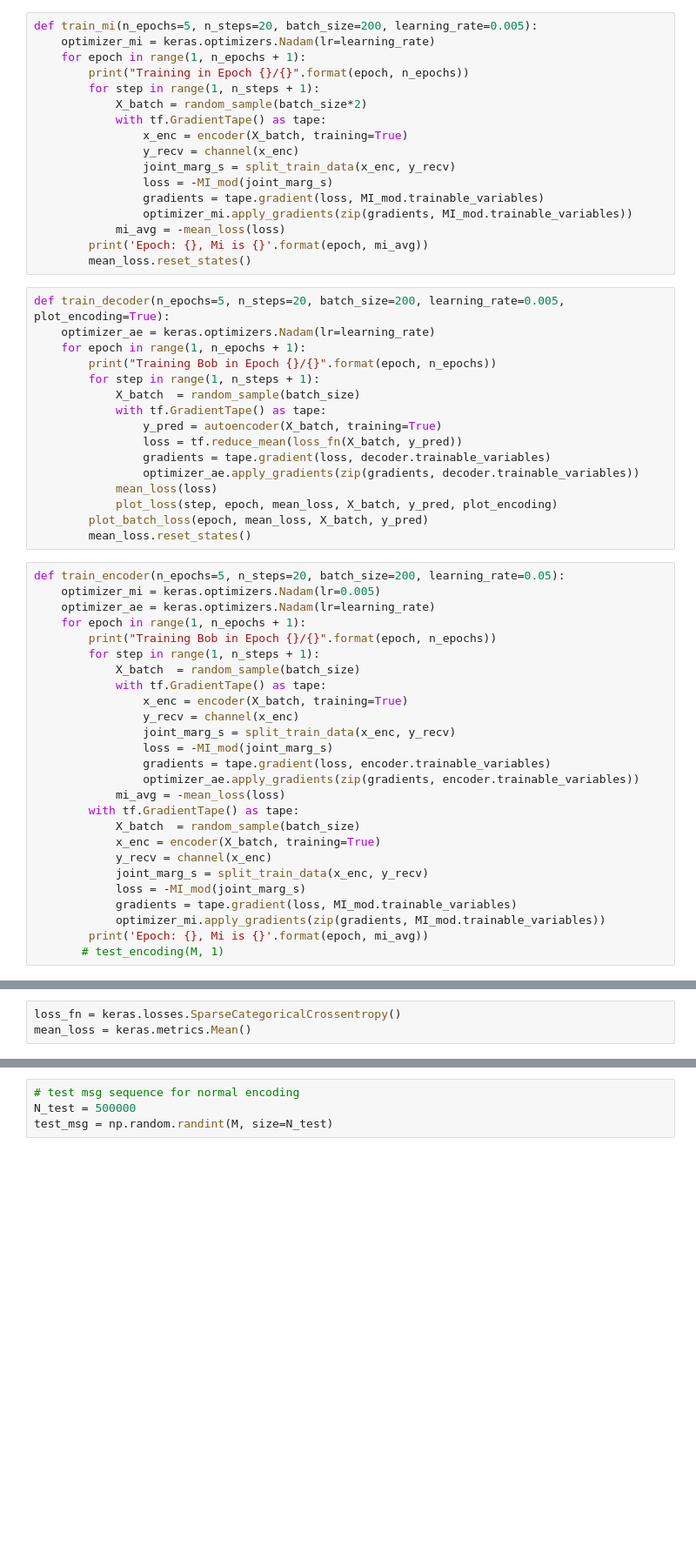
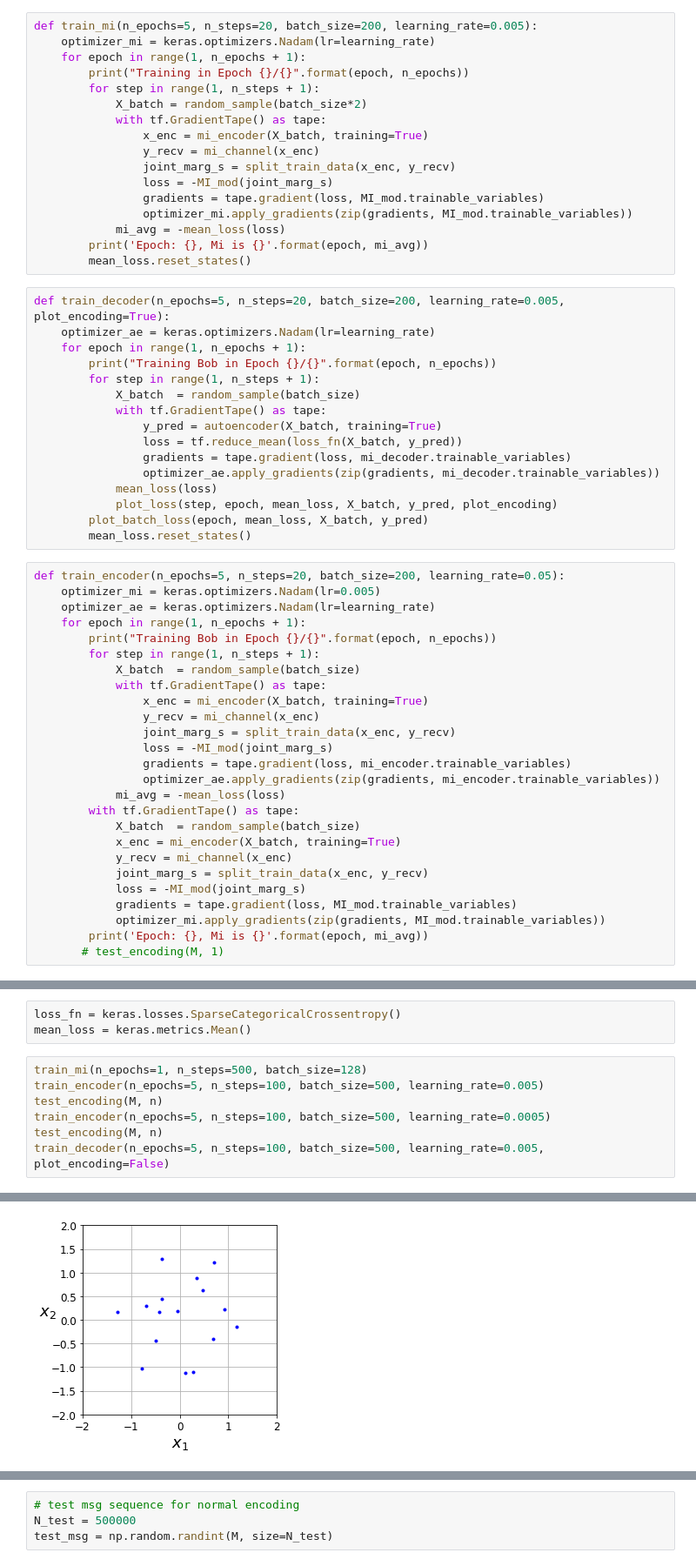
Before and after one commit to YBen1/Autoencoder_communication_system_WGAN_Channel-estimation, a Jupyter notebook: Compaire.ipynb, the cells around one changed output, grey strips where cells are left out. Shown: that part at 87% size. Saved outputs shown, nothing was run; the diff lists cells and outputs as text; blank space fills up the shorter version.

```diff
--- a/Compaire.ipynb
+++ b/Compaire.ipynb
@@ -293,8 +302,8 @@ def train_mi(n_epochs=5, n_steps=20, batch_size=200, learning_rate=0.005):
         for step in range(1, n_steps + 1):
             X_batch = random_sample(batch_size*2)
             with tf.GradientTape() as tape:
-                x_enc = encoder(X_batch, training=True)
-                y_recv = channel(x_enc)
+                x_enc = mi_encoder(X_batch, training=True)
+                y_recv = mi_channel(x_enc)
                 joint_marg_s = split_train_data(x_enc, y_recv)
                 loss = -MI_mod(joint_marg_s)
                 gradients = tape.gradient(loss, MI_mod.trainable_variables)
@@ -312,8 +321,8 @@ def train_decoder(n_epochs=5, n_steps=20, batch_size=200, learning_rate=0.005, p
             with tf.GradientTape() as tape:
                 y_pred = autoencoder(X_batch, training=True)
                 loss = tf.reduce_mean(loss_fn(X_batch, y_pred))
-                gradients = tape.gradient(loss, decoder.trainable_variables)
-                optimizer_ae.apply_gradients(zip(gradients, decoder.trainable_variables))
+                gradients = tape.gradient(loss, mi_decoder.trainable_variables)
+                optimizer_ae.apply_gradients(zip(gradients, mi_decoder.trainable_variables))
             mean_loss(loss)
             plot_loss(step, epoch, mean_loss, X_batch, y_pred, plot_encoding)
         plot_batch_loss(epoch, mean_loss, X_batch, y_pred)
@@ -327,17 +336,17 @@ def train_encoder(n_epochs=5, n_steps=20, batch_size=200, learning_rate=0.05):
         for step in range(1, n_steps + 1):
             X_batch  = random_sample(batch_size)
             with tf.GradientTape() as tape:
-                x_enc = encoder(X_batch, training=True)
-                y_recv = channel(x_enc)
+                x_enc = mi_encoder(X_batch, training=True)
+                y_recv = mi_channel(x_enc)
                 joint_marg_s = split_train_data(x_enc, y_recv)
                 loss = -MI_mod(joint_marg_s)
-                gradients = tape.gradient(loss, encoder.trainable_variables)
-                optimizer_ae.apply_gradients(zip(gradients, encoder.trainable_variables))
+                gradients = tape.gradient(loss, mi_encoder.trainable_variables)
+                optimizer_ae.apply_gradients(zip(gradients, mi_encoder.trainable_variables))
             mi_avg = -mean_loss(loss)
         with tf.GradientTape() as tape:
             X_batch  = random_sample(batch_size)
-            x_enc = encoder(X_batch, training=True)
-            y_recv = channel(x_enc)
+            x_enc = mi_encoder(X_batch, training=True)
+            y_recv = mi_channel(x_enc)
             joint_marg_s = split_train_data(x_enc, y_recv)
             loss = -MI_mod(joint_marg_s)
             gradients = tape.gradient(loss, MI_mod.trainable_variables)
@@ -541,3 +503,11 @@ Interim result for Epoch: 5, Loss: 0.81852, Batch_BER: 0.25200
 # %%
 loss_fn = keras.losses.SparseCategoricalCrossentropy()
 mean_loss = keras.metrics.Mean()
+# %%
+train_mi(n_epochs=1, n_steps=500, batch_size=128)
+train_encoder(n_epochs=5, n_steps=100, batch_size=500, learning_rate=0.005)
+test_encoding(M, n)
+train_encoder(n_epochs=5, n_steps=100, batch_size=500, learning_rate=0.0005)
+test_encoding(M, n)
+train_decoder(n_epochs=5, n_steps=100, batch_size=500, learning_rate=0.005, plot_encoding=False)
+# %% [output]
@@ -543,0 +526 @@ mean_loss = keras.metrics.Mean()
+[figure, added]
```
Also changed, not shown: parts of 18 cells of this notebook.
